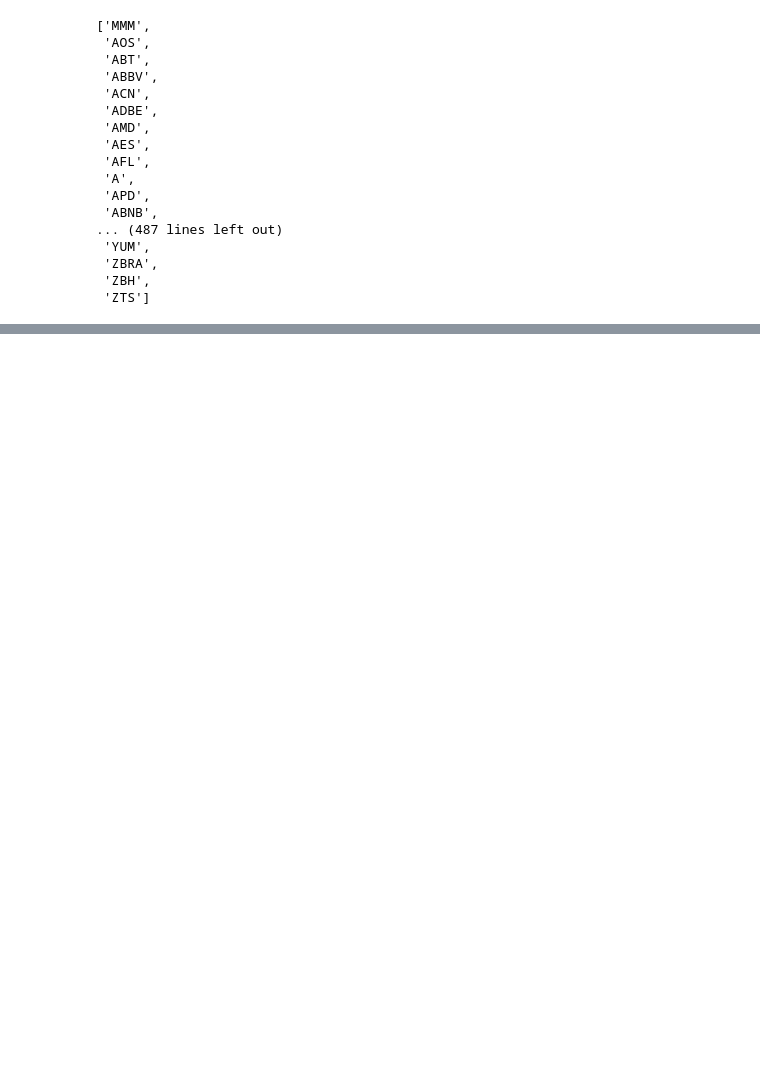
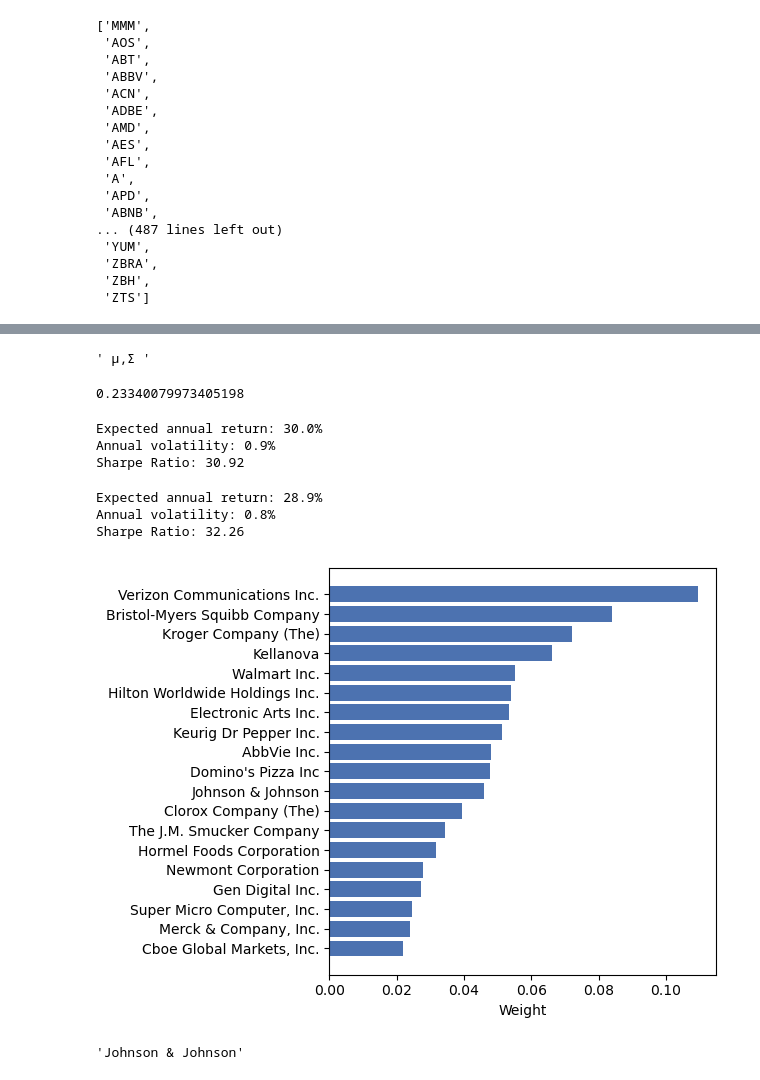
Before and after one commit to bourov/porto, a Jupyter notebook: first-simple.ipynb, the cells around one changed output, grey strips where cells are left out. Drawn from its saved outputs; the diff is of its cells as text; code cells hidden in the pictures; blank space fills up the shorter version.

```diff
--- a/first-simple.ipynb
+++ b/first-simple.ipynb
@@ -47 +61,5 @@ df.shape
+# %%
+' \N{GREEK small LETTER mu},\N{GREEK CAPITAL LETTER SIGMA} '
+# %% [output]
+' μ,Σ '
 # %%
@@ -50,3 +68,39 @@ S = risk_models.sample_cov(df)
+# %%
+μ = expected_returns.ema_historical_return(df)
+# Σ = risk_models.semicovariance(df)
+Σ = risk_models.CovarianceShrinkage(df,).S
+# %%
+μ.mean()
+# %% [output]
+0.23340079973405198
 # %%
-ef = EfficientFrontier(mu, S)
-weights = ef.max_sharpe()
+ef = EfficientFrontier(μ,Σ)
+weights = ef.efficient_return(.3)
+# weights = ef.efficient_risk(.12)
+weights = ef.clean_weights(cutoff=.02)
+ef.portfolio_performance(verbose=True);
+# %% [output]
+Expected annual return: 30.0%
+Annual volatility: 0.9%
+Sharpe Ratio: 30.92
+# %%
+ef.set_weights(weights)
+ef.portfolio_performance(verbose=True);
+# %% [output]
+Expected annual return: 28.9%
+Annual volatility: 0.8%
+Sharpe Ratio: 32.26
+# %%
+weights={k:v for k,v in weights.items() if v>0}
+# %%
+wnames = {name(k):v for k,v in weights.items()}
+# %%
+plotting.plot_weights(wnames,);
+# %% [output]
+[figure, added]
+# %%
+def name(sym):
+    return yf.Ticker(sym).get_info()['shortName']
+name('jnj')
+# %% [output]
+'Johnson & Johnson'
```
Also changed, not shown: parts of 11 cells of this notebook.
